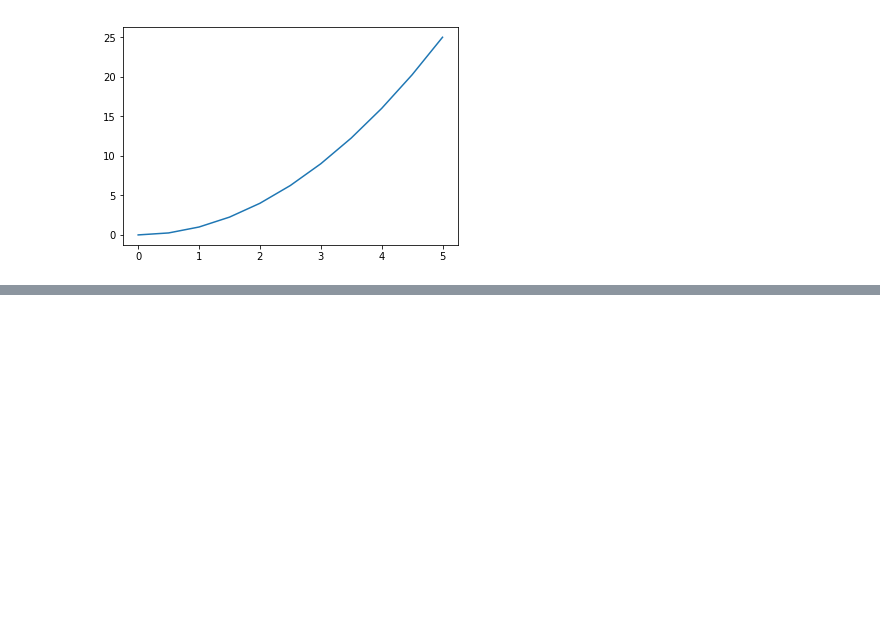
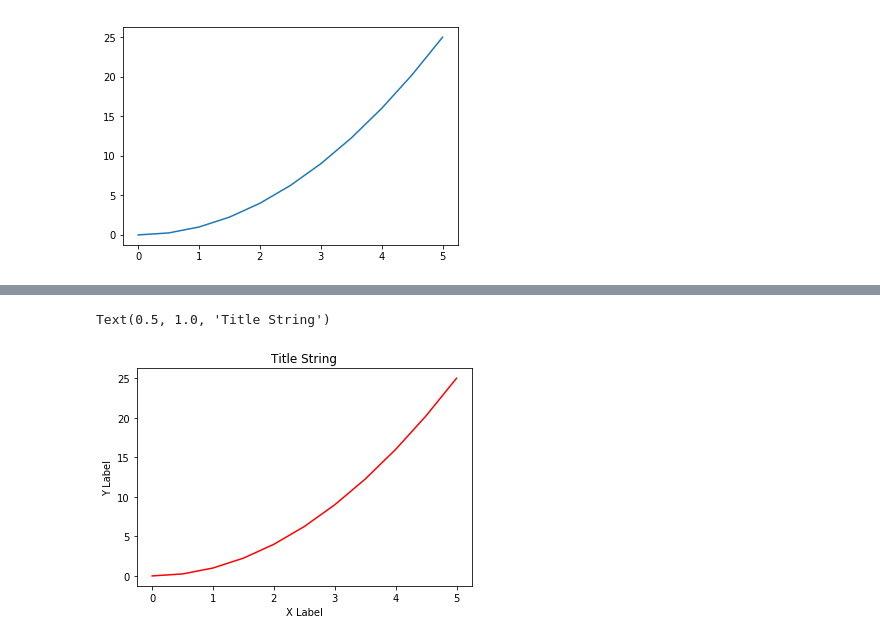
Before and after one commit to shashwatanand/learningpython, a Jupyter notebook: problems/Matplotlib.ipynb, the cells around one changed output, grey strips where cells are left out. Drawn from its saved outputs; the diff is of its cells as text; code cells hidden in the pictures; blank space fills up the shorter version.

```diff
--- a/problems/Matplotlib.ipynb
+++ b/problems/Matplotlib.ipynb
@@ -26,0 +32,8 @@ plt.plot(x, y)
+# %%
+plt.plot(x, y, 'r-' )
+plt.xlabel('X Label')
+plt.ylabel('Y Label')
+plt.title('Title String')
+# %% [output]
+Text(0.5, 1.0, 'Title String')
+[figure, added]
```
Also changed, not shown: parts of 2 cells of this notebook.
